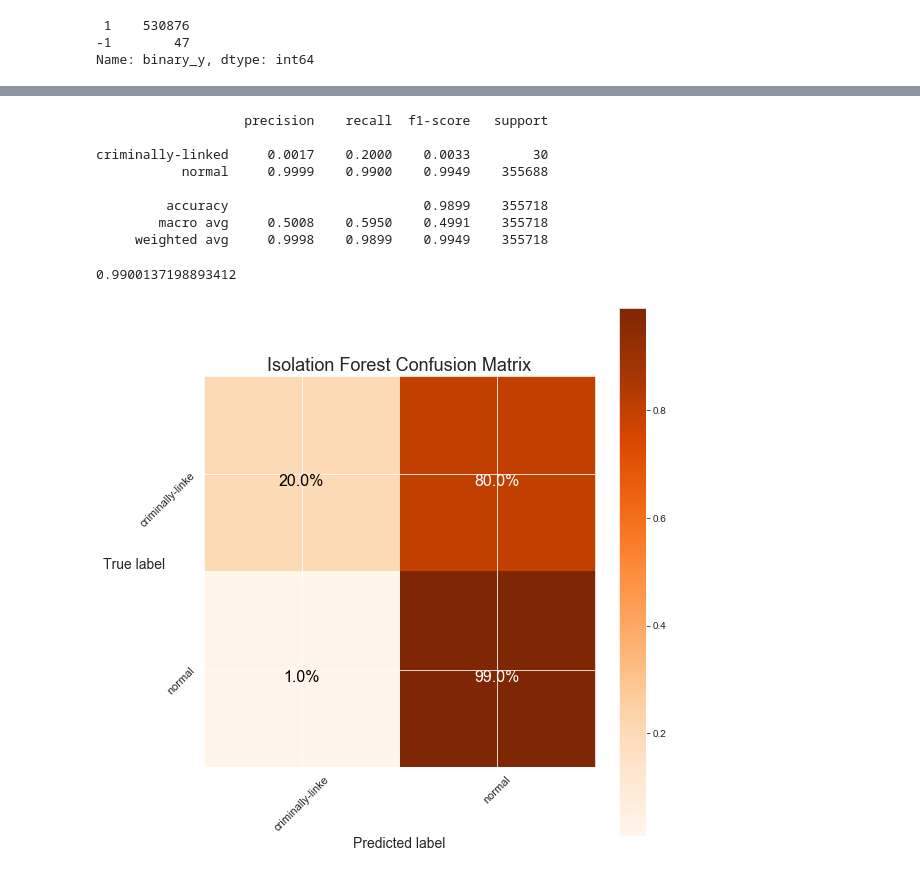
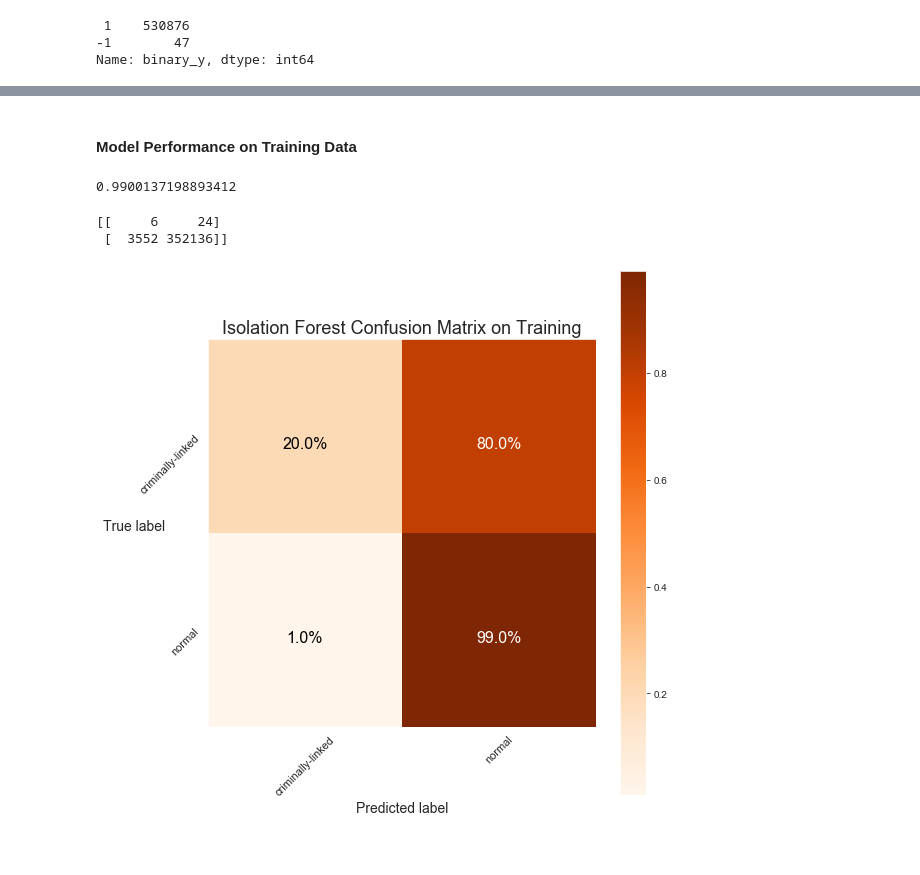
Before and after one commit to mpky/property_project, a Jupyter notebook: notebooks/isolation_forest.ipynb, the cells around one changed output, grey strips where cells are left out. Cells and saved outputs as stored; diff of their text form; code cells hidden in the pictures.

```diff
--- a/notebooks/isolation_forest.ipynb
+++ b/notebooks/isolation_forest.ipynb
@@ -78,7 +79,14 @@ X_train_norm, X_test_norm, y_train_norm, y_test_norm = train_test_split(
 # %%
+%%time
+# Set parameters
 clf = IsolationForest(
     max_samples=0.2,
     n_estimators=100,
     contamination=0.01,
     random_state=42
 )
+
+# Fit the model
+clf.fit(X_train_norm,y_train_norm)
+# Predict
+y_pred_train = clf.predict(X_train_norm)
@@ -94,17 +104,0 @@ Wall time: 40.1 s
-# %%
-print(classification_report(
-    y_train_norm,
-    y_pred_train,
-    zero_division=0,
-    digits=4,
-    target_names=['criminally-linked', 'normal']
-))
-# %% [output]
-                   precision    recall  f1-score   support
-
-criminally-linked     0.0017    0.2000    0.0033        30
-           normal     0.9999    0.9900    0.9949    355688
-
-         accuracy                         0.9899    355718
-        macro avg     0.5008    0.5950    0.4991    355718
-     weighted avg     0.9998    0.9899    0.9949    355718
@@ -111,3 +136,5 @@ criminally-linked     0.0017    0.2000    0.0033        30
+# %% [markdown]
+#### Model Performance on Training Data
 # %%
 print(recall_score(
     y_train_norm,
@@ -116,39 +143,11 @@ print(recall_score(
 ))
 # %% [output]
 0.9900137198893412
-# %%
-def plot_confusion_matrix(conf_matrix, title, classes=['criminally-linke', 'normal'],
-                          cmap=plt.cm.Oranges, save=False, saveas="MyFigure.png"):
-
-    # print Confusion matrix with blue gradient colours
-
-    conf_matrix = conf_matrix.astype('float') / conf_matrix.sum(axis=1)[:, np.newaxis]
-
-    plt.figure(figsize=(8,8))
-    plt.imshow(conf_matrix, interpolation='nearest', cmap=cmap)
-    plt.title(title,fontsize=18)
-    plt.colorbar()
-    tick_marks = np.arange(len(classes))
-    plt.xticks(tick_marks, classes, rotation=45,fontsize=11)
-    plt.yticks(tick_marks, classes, rotation=45, fontsize=11)
-
-    fmt = '.1%'
-    thresh = conf_matrix.max() / 2.
-    for i, j in itertools.product(range(conf_matrix.shape[0]), range(conf_matrix.shape[1])):
-        plt.text(j, i, format(conf_matrix[i, j], fmt),
-                 horizontalalignment="center",
-                 verticalalignment="top",
-                 fontsize=16,
-                 color="white" if conf_matrix[i, j] > thresh else "black")
-
-    plt.tight_layout()
-    plt.ylabel('True label',fontsize=14, rotation=0)
-    plt.xlabel('Predicted label',fontsize=14)
-
-    if save:
-        plt.savefig(saveas, dpi=100)
 # %%
 conf_matrix = confusion_matrix(y_train_norm, y_pred_train)
-plot_confusion_matrix(conf_matrix, title='Isolation Forest Confusion Matrix',save=False)
+print(conf_matrix)
+plot_confusion_matrix(conf_matrix, title='Isolation Forest Confusion Matrix on Training',save=False)
 # %% [output]
+[[     6     24]
+ [  3552 352136]]
-[figure, old version]
+[figure, new version]
```
Also changed, not shown: parts of 27 cells of this notebook.
